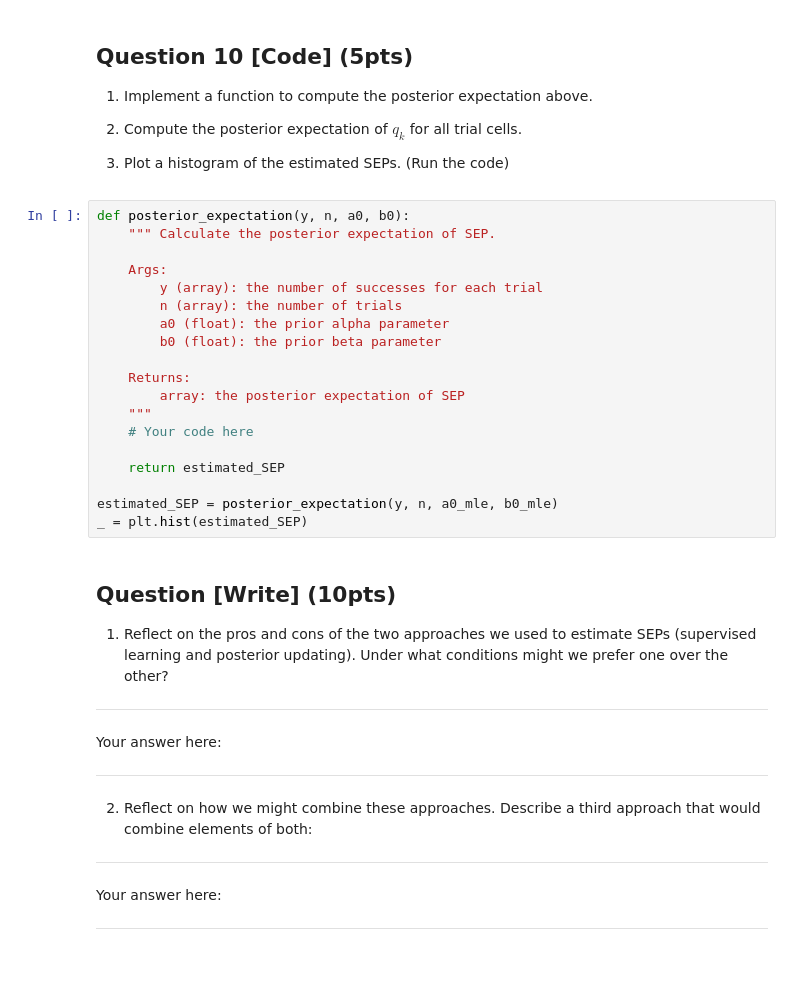
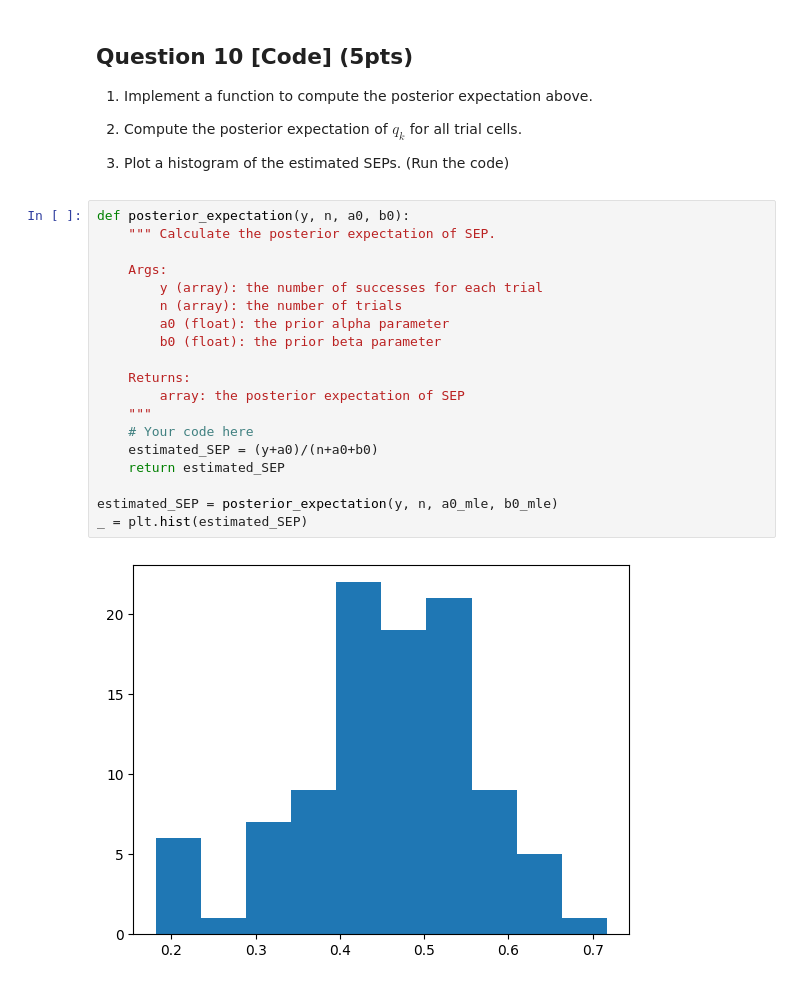
Before and after one commit to Goldreich/stat_348, a Jupyter notebook: assignments/hw2/hw2.ipynb, the cells around one changed output. Saved outputs shown, nothing was run; the diff lists cells and outputs as text.

```diff
--- a/assignments/hw2/hw2.ipynb
+++ b/assignments/hw2/hw2.ipynb
@@ -564,37 +567,21 @@ E[q_k \mid y_k,\, N_k,\,\hat{a_0}, \hat{b_0}] = \textrm{Your answer here}
 # %%
 def posterior_expectation(y, n, a0, b0):
     """ Calculate the posterior expectation of SEP.
 
     Args:
         y (array): the number of successes for each trial
         n (array): the number of trials
         a0 (float): the prior alpha parameter
         b0 (float): the prior beta parameter
 
     Returns:
         array: the posterior expectation of SEP
     """
     # Your code here
-
+    estimated_SEP = (y+a0)/(n+a0+b0)
     return estimated_SEP
 
 estimated_SEP = posterior_expectation(y, n, a0_mle, b0_mle)
 _ = plt.hist(estimated_SEP)
+# %% [output]
+[figure, added]
-# %% [markdown]
-## Question [Write] (10pts)
-
-1) Reflect on the pros and cons of the two approaches we used to estimate SEPs (supervised learning and posterior updating). Under what conditions might we  prefer one over the other?
-
-___
-
-Your answer here:
-
-___
-
-2) Reflect on how we might combine these approaches. Describe a third approach that would combine elements of both:
-
-___
-
-Your answer here:
-
-___
```
Also changed, not shown: parts of 7 cells of this notebook.
